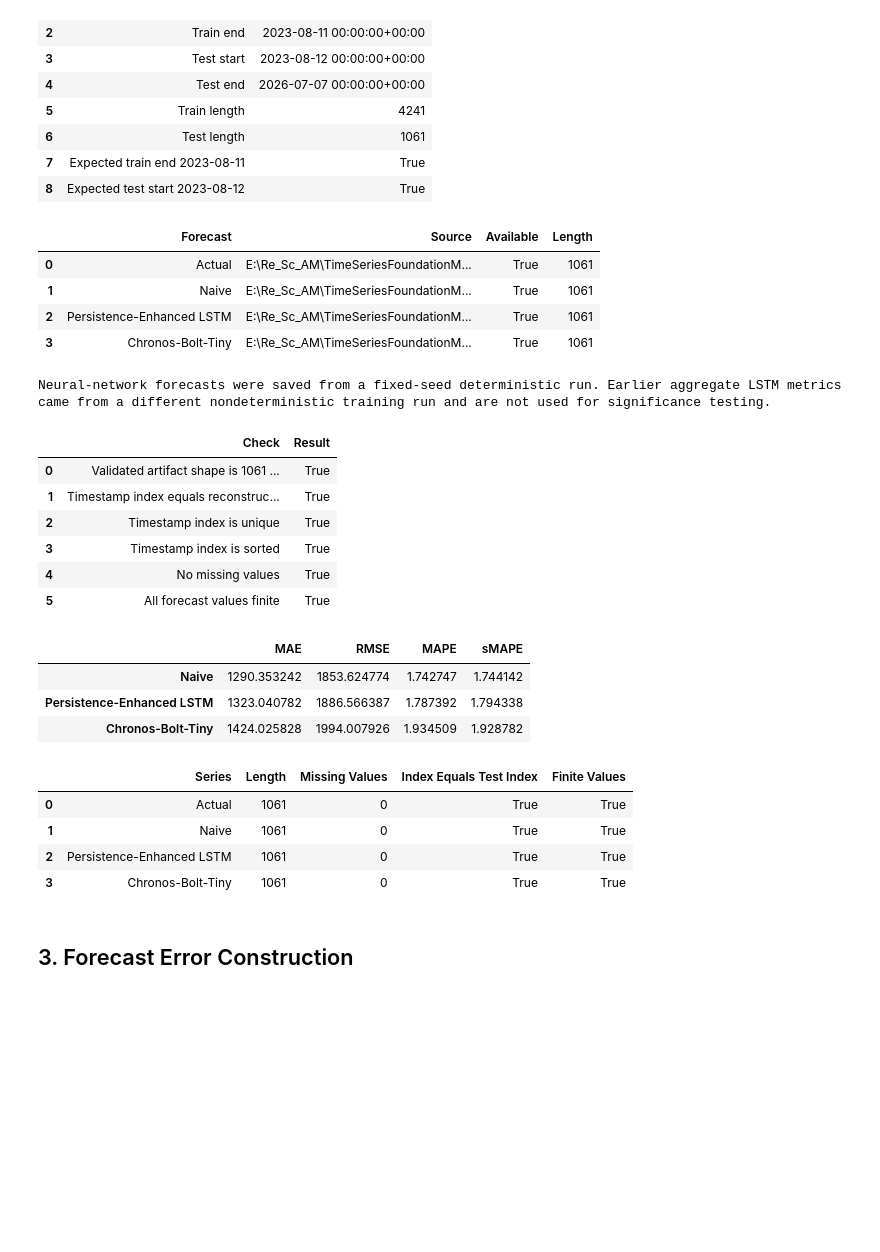
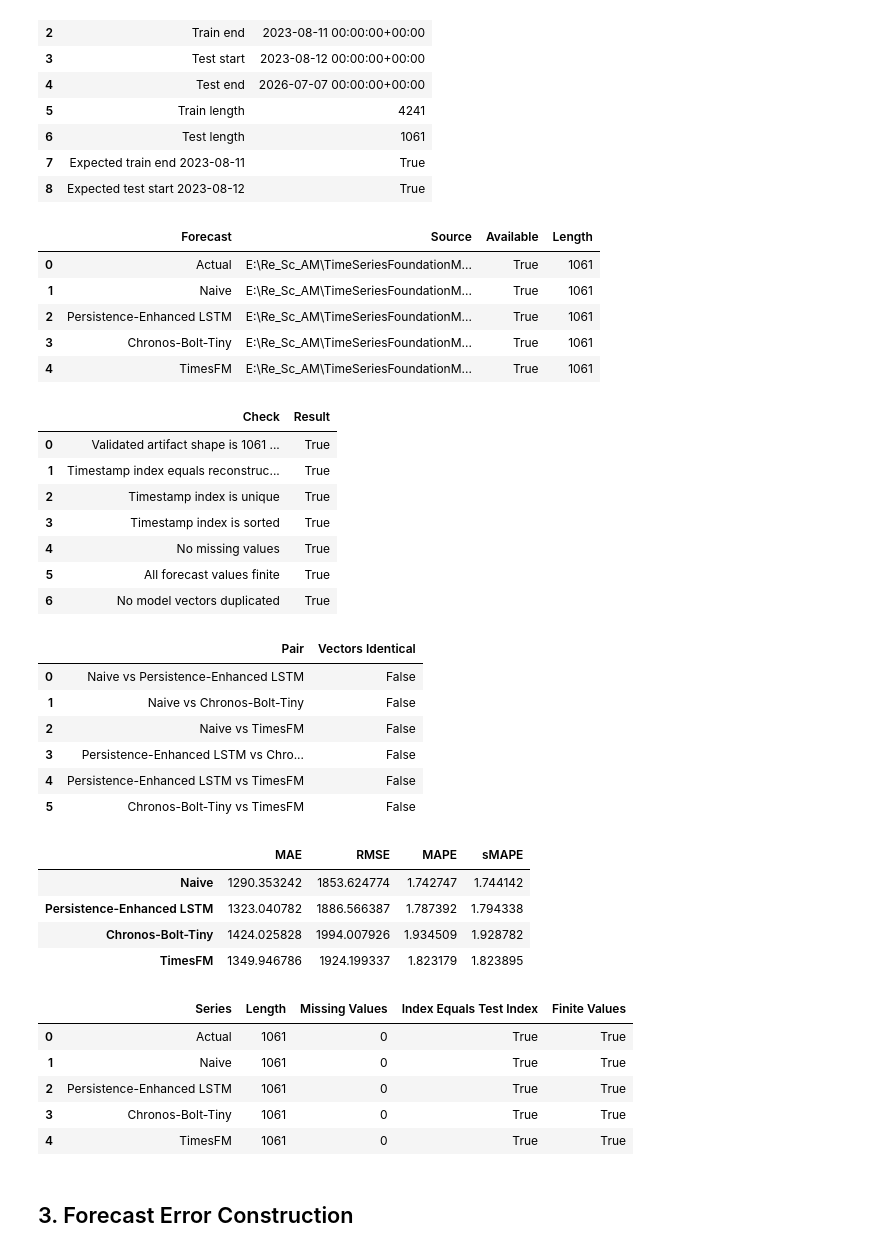
Before and after one commit to mdsoadsolaiman/TimeSeriesFoundationModels, a Jupyter notebook: notebooks/09_Statistical_Significance_Test.ipynb, the cells around one changed output. Drawn from its saved outputs; the diff is of its cells as text; code cells hidden in the pictures; blank space fills up the shorter version.

```diff
--- a/notebooks/09_Statistical_Significance_Test.ipynb
+++ b/notebooks/09_Statistical_Significance_Test.ipynb
@@ -84,12 +85,12 @@ if forecast_results.index.tz is None:
     forecast_results.index = forecast_results.index.tz_localize("UTC")
 forecast_results = forecast_results.sort_index()
 
-required_columns = ["Actual", "Naive", "Persistence_Enhanced_LSTM", "Chronos_Bolt_Tiny"]
+required_columns = ["Actual", "Naive", "Persistence_Enhanced_LSTM", "Chronos_Bolt_Tiny", "TimesFM"]
 missing_columns = [column for column in required_columns if column not in forecast_results.columns]
 if missing_columns:
     raise ValueError(f"Missing required forecast columns: {missing_columns}")
 
-assert forecast_results.shape == (1061, 4)
+assert forecast_results.shape == (1061, 5)
 assert forecast_results.index.is_unique
 assert forecast_results.index.is_monotonic_increasing
 assert forecast_results.index.equals(test.index)
@@ -100,6 +101,7 @@ y_test = forecast_results["Actual"].rename("Actual")
 naive_forecast = forecast_results["Naive"].rename("Naive")
 persistence_enhanced_lstm = forecast_results["Persistence_Enhanced_LSTM"].rename("Persistence-Enhanced LSTM")
 chronos_bolt_tiny_forecast = forecast_results["Chronos_Bolt_Tiny"].rename("Chronos-Bolt-Tiny")
+timesfm_forecast = forecast_results["TimesFM"].rename("TimesFM")
 
 forecast_source_status = pd.DataFrame(
     [
@@ -107,6 +109,7 @@ forecast_source_status = pd.DataFrame(
         {"Forecast": "Naive", "Source": str(forecast_file), "Available": True, "Length": len(naive_forecast)},
         {"Forecast": "Persistence-Enhanced LSTM", "Source": str(forecast_file), "Available": True, "Length": len(persistence_enhanced_lstm)},
         {"Forecast": "Chronos-Bolt-Tiny", "Source": str(forecast_file), "Available": True, "Length": len(chronos_bolt_tiny_forecast)},
+        {"Forecast": "TimesFM", "Source": str(forecast_file), "Available": True, "Length": len(timesfm_forecast)},
     ]
 )
 forecast_source_status
@@ -116,57 +119,68 @@ forecast_source_status
 | 1 | Naive | E:\Re_Sc_AM\TimeSeriesFoundationM... | True | 1061 |
 | 2 | Persistence-Enhanced LSTM | E:\Re_Sc_AM\TimeSeriesFoundationM... | True | 1061 |
 | 3 | Chronos-Bolt-Tiny | E:\Re_Sc_AM\TimeSeriesFoundationM... | True | 1061 |
+| 4 | TimesFM | E:\Re_Sc_AM\TimeSeriesFoundationM... | True | 1061 |
 # %%
 forecast_metric_recalculation = pd.DataFrame(
     {
-        "Naive": {
-            "MAE": mae(y_test, naive_forecast),
-            "RMSE": rmse(y_test, naive_forecast),
-            "MAPE": mape(y_test, naive_forecast),
-            "sMAPE": smape(y_test, naive_forecast),
-        },
-        "Persistence-Enhanced LSTM": {
-            "MAE": mae(y_test, persistence_enhanced_lstm),
-            "RMSE": rmse(y_test, persistence_enhanced_lstm),
-            "MAPE": mape(y_test, persistence_enhanced_lstm),
-            "sMAPE": smape(y_test, persistence_enhanced_lstm),
-        },
-        "Chronos-Bolt-Tiny": {
-            "MAE": mae(y_test, chronos_bolt_tiny_forecast),
-            "RMSE": rmse(y_test, chronos_bolt_tiny_forecast),
-            "MAPE": mape(y_test, chronos_bolt_tiny_forecast),
-            "sMAPE": smape(y_test, chronos_bolt_tiny_forecast),
-        },
+        "Naive": {"MAE": mae(y_test, naive_forecast), "RMSE": rmse(y_test, naive_forecast), "MAPE": mape(y_test, naive_forecast), "sMAPE": smape(y_test, naive_forecast)},
+        "Persistence-Enhanced LSTM": {"MAE": mae(y_test, persistence_enhanced_lstm), "RMSE": rmse(y_test, persistence_enhanced_lstm), "MAPE": mape(y_test, persistence_enhanced_lstm), "sMAPE": smape(y_test, persistence_enhanced_lstm)},
+        "Chronos-Bolt-Tiny": {"MAE": mae(y_test, chronos_bolt_tiny_forecast), "RMSE": rmse(y_test, chronos_bolt_tiny_forecast), "MAPE": mape(y_test, chronos_bolt_tiny_forecast), "sMAPE": smape(y_test, chronos_bolt_tiny_forecast)},
+        "TimesFM": {"MAE": mae(y_test, timesfm_forecast), "RMSE": rmse(y_test, timesfm_forecast), "MAPE": mape(y_test, timesfm_forecast), "sMAPE": smape(y_test, timesfm_forecast)},
     }
 ).T
 
+model_vector_frame = pd.concat(
+    [naive_forecast, persistence_enhanced_lstm, chronos_bolt_tiny_forecast, timesfm_forecast],
+    axis=1,
+)
+duplicated_vector_pairs = []
+for left_position, left_name in enumerate(model_vector_frame.columns):
+    for right_name in model_vector_frame.columns[left_position + 1:]:
+        duplicated_vector_pairs.append(
+            {
+                "Pair": f"{left_name} vs {right_name}",
+                "Vectors Identical": bool(model_vector_frame[left_name].equals(model_vector_frame[right_name])),
+            }
+        )
+duplicated_vector_check = pd.DataFrame(duplicated_vector_pairs)
+
 integrity_checks = pd.DataFrame(
     [
-        {"Check": "Validated artifact shape is 1061 x 4 after Timestamp index", "Result": forecast_results.shape == (1061, 4)},
+        {"Check": "Validated artifact shape is 1061 x 5 after Timestamp index", "Result": forecast_results.shape == (1061, 5)},
         {"Check": "Timestamp index equals reconstructed test index", "Result": forecast_results.index.equals(test.index)},
         {"Check": "Timestamp index is unique", "Result": forecast_results.index.is_unique},
         {"Check": "Timestamp index is sorted", "Result": forecast_results.index.is_monotonic_increasing},
         {"Check": "No missing values", "Result": not forecast_results[required_columns].isna().any().any()},
         {"Check": "All forecast values finite", "Result": np.isfinite(forecast_results[required_columns].to_numpy(dtype=float)).all()},
+        {"Check": "No model vectors duplicated", "Result": not duplicated_vector_check["Vectors Identical"].any()},
     ]
 )
 
-print("Neural-network forecasts were saved from a fixed-seed deterministic run. Earlier aggregate LSTM metrics came from a different nondeterministic training run and are not used for significance testing.")
 display(integrity_checks)
+display(duplicated_vector_check)
 forecast_metric_recalculation
 # %% [output]
-Neural-network forecasts were saved from a fixed-seed deterministic run. Earlier aggregate LSTM metrics came from a different nondeterministic training run and are not used for significance testing.
 |  | Check | Result |
 | 0 | Validated artifact shape is 1061 ... | True |
 | 1 | Timestamp index equals reconstruc... | True |
 | 2 | Timestamp index is unique | True |
 | 3 | Timestamp index is sorted | True |
 | 4 | No missing values | True |
 | 5 | All forecast values finite | True |
+| 6 | No model vectors duplicated | True |
-|  | MAE | RMSE | MAPE | sMAPE |
-| Naive | 1290.353242 | 1853.624774 | 1.742747 | 1.744142 |
-| Persistence-Enhanced LSTM | 1323.040782 | 1886.566387 | 1.787392 | 1.794338 |
-| Chronos-Bolt-Tiny | 1424.025828 | 1994.007926 | 1.934509 | 1.928782 |
+|  | Pair | Vectors Identical |
+| 0 | Naive vs Persistence-Enhanced LSTM | False |
+| 1 | Naive vs Chronos-Bolt-Tiny | False |
+| 2 | Naive vs TimesFM | False |
+| 3 | Persistence-Enhanced LSTM vs Chro... | False |
+| 4 | Persistence-Enhanced LSTM vs TimesFM | False |
+| 5 | Chronos-Bolt-Tiny vs TimesFM | False |
+|  | MAE | RMSE | MAPE | sMAPE |
+| Naive | 1290.353242 | 1853.624774 | 1.742747 | 1.744142 |
+| Persistence-Enhanced LSTM | 1323.040782 | 1886.566387 | 1.787392 | 1.794338 |
+| Chronos-Bolt-Tiny | 1424.025828 | 1994.007926 | 1.934509 | 1.928782 |
+| TimesFM | 1349.946786 | 1924.199337 | 1.823179 | 1.823895 |
 # %%
 availability_table = pd.DataFrame(
     [
@@ -177,7 +191,7 @@ availability_table = pd.DataFrame(
             "Index Equals Test Index": series.index.equals(test.index),
             "Finite Values": bool(np.isfinite(series.to_numpy(dtype=float)).all()),
         }
-        for series in [y_test, naive_forecast, persistence_enhanced_lstm, chronos_bolt_tiny_forecast]
+        for series in [y_test, naive_forecast, persistence_enhanced_lstm, chronos_bolt_tiny_forecast, timesfm_forecast]
     ]
 )
 availability_table
@@ -187,6 +201,7 @@ availability_table
 | 1 | Naive | 1061 | 0 | True | True |
 | 2 | Persistence-Enhanced LSTM | 1061 | 0 | True | True |
 | 3 | Chronos-Bolt-Tiny | 1061 | 0 | True | True |
+| 4 | TimesFM | 1061 | 0 | True | True |
 # %% [markdown]
 ## 3. Forecast Error Construction
 # %%
```
Also changed, not shown: parts of 10 cells of this notebook, 1 other file.
